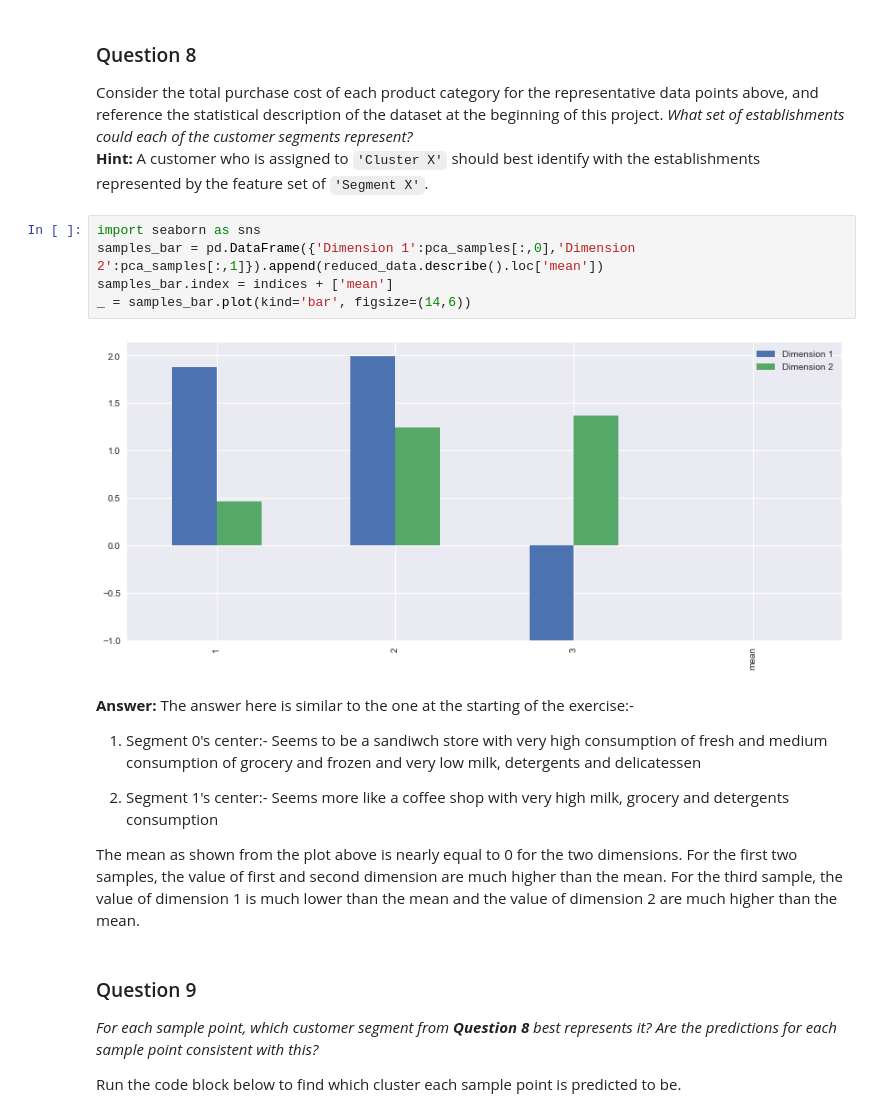
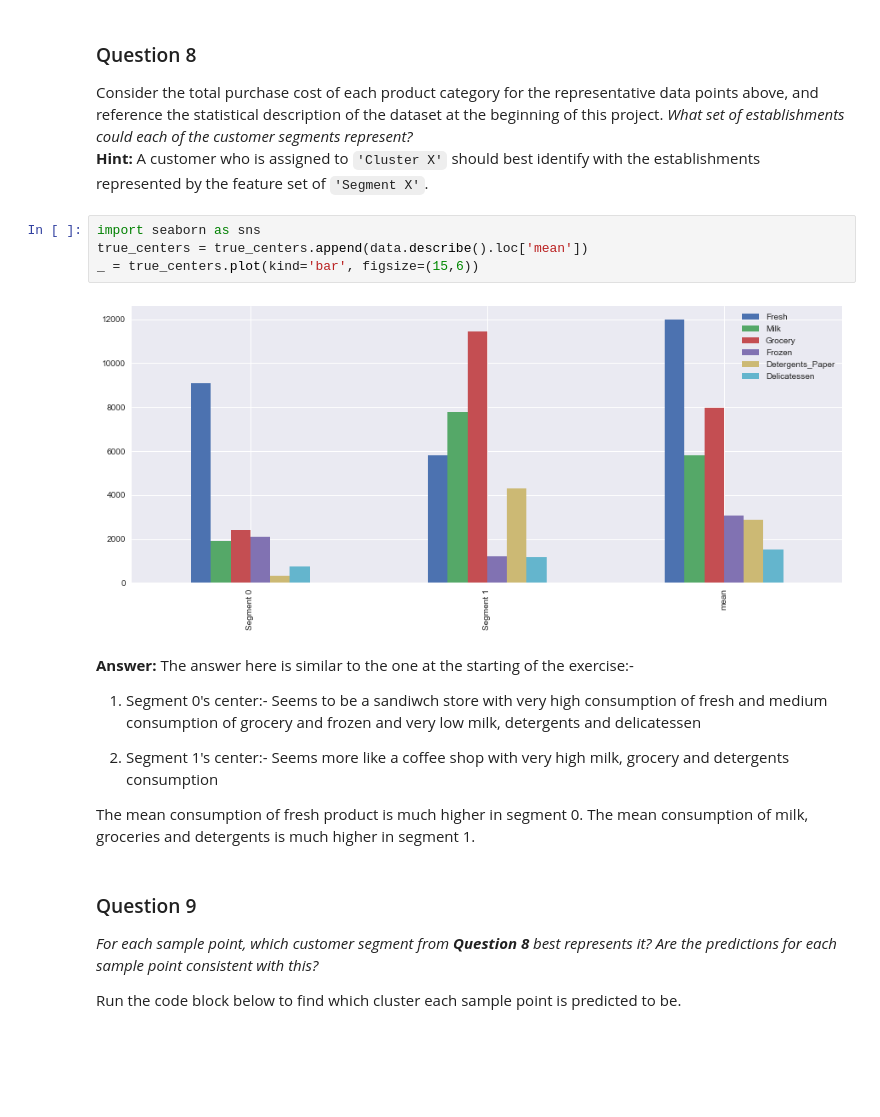
Before and after one commit to VibhorSaxena/MLND-Customer-Segmentation, a Jupyter notebook: customer_segments.ipynb, the cells around one changed output. Drawn from its saved outputs; the diff is of its cells as text; blank space fills up the shorter version.

Commit message:
Second submission

```diff
--- a/customer_segments.ipynb
+++ b/customer_segments.ipynb
@@ -534,11 +535,10 @@ Consider the total purchase cost of each product category for the representative
 **Hint:** A customer who is assigned to `'Cluster X'` should best identify with the establishments represented by the feature set of `'Segment X'`.
 # %%
 import seaborn as sns
-samples_bar = pd.DataFrame({'Dimension 1':pca_samples[:,0],'Dimension 2':pca_samples[:,1]}).append(reduced_data.describe().loc['mean'])
-samples_bar.index = indices + ['mean']
-_ = samples_bar.plot(kind='bar', figsize=(14,6))
+true_centers = true_centers.append(data.describe().loc['mean'])
+_ = true_centers.plot(kind='bar', figsize=(15,6))
 # %% [output]
-[figure, old version]
+[figure, new version]
 # %% [markdown]
 **Answer:**
 The answer here is similar to the one at the starting of the exercise:-
@@ -547,7 +547,7 @@ The answer here is similar to the one at the starting of the exercise:-
 
 2) Segment 1's center:- Seems more like a coffee shop with very high milk, grocery and detergents consumption
 
-The mean as shown from the plot above is nearly equal to 0 for the two dimensions. For the first two samples, the value of first and second dimension are much higher than the mean. For the third sample, the value of dimension 1 is much lower than the mean and the value of dimension 2 are much higher than the mean.
+The mean consumption of fresh product is much higher in segment 0. The mean consumption of milk, groceries and detergents is much higher in segment 1.
 # %% [markdown]
 ### Question 9
 *For each sample point, which customer segment from* ***Question 8*** *best represents it? Are the predictions for each sample point consistent with this?*
```
Also changed, not shown: parts of 8 cells of this notebook, 1 other file.
